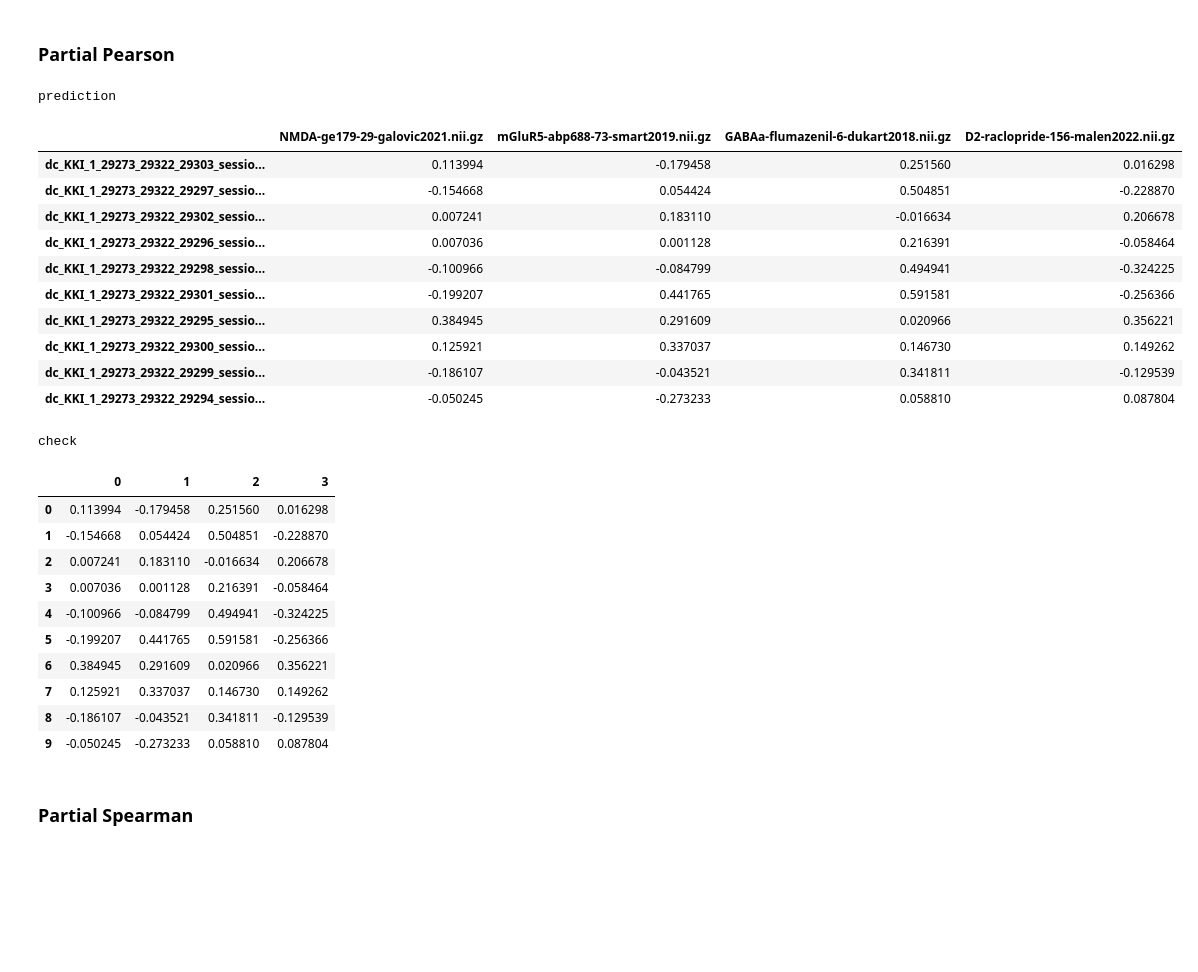
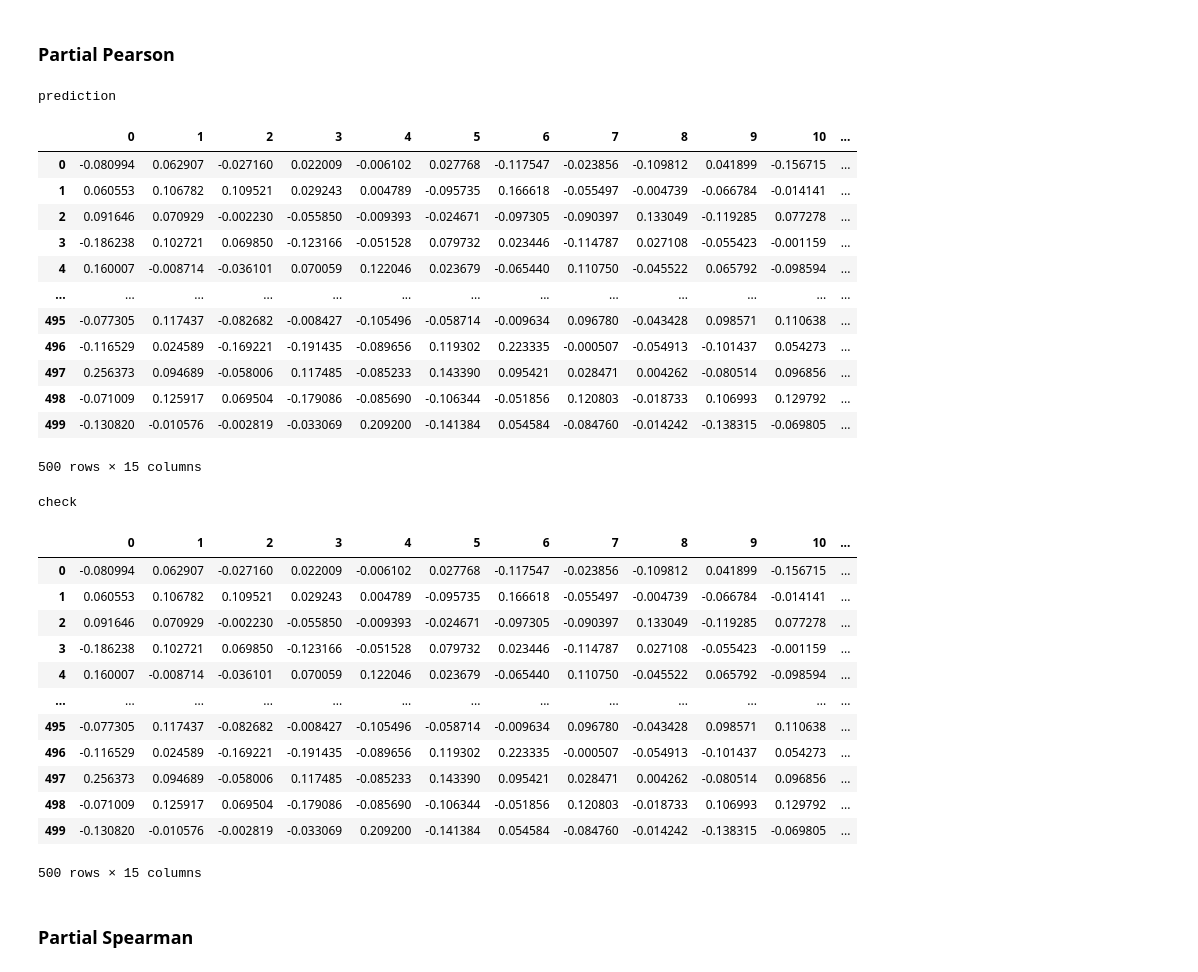
Before and after one commit to LeonDLotter/JuSpyce, a Jupyter notebook: testing/test_api.ipynb, the cells around one changed output. Drawn from its saved outputs; the diff is of its cells as text; code cells hidden in the pictures; blank space fills up the shorter version.

```diff
--- a/testing/test_api.ipynb
+++ b/testing/test_api.ipynb
@@ -259,0 +262,11 @@ INFO:juspyce.stats:Returning 3 factor(s).
+# %%
+if True:
+    correlater = JuSpyce(
+        x=np.random.rand(10,116), # n predictors, 116 parcels
+        y=np.random.rand(500,116), # n subjects, 116 parcels
+        z="gm",
+        parcellation=parcellation,
+        parcellation_space="MNI152",
+        parcellation_labels=parcellation_labels,
+        data_space="MNI152",
+        standardize=True).fit()
@@ -339,42 +374,46 @@ check
 ### Partial Pearson
 # %%
 print("prediction")
-correlater.predict(method="partialpearson", r_to_z=False)
+correlater.predict(method="partialpearson", r_to_z=False, n_proc=1)
 display(correlater.predictions["partialpearson"])
 
 print("check")
 check_res = np.zeros((correlater.Y.shape[0], correlater.X.shape[0]))
 for y in range(correlater.Y.shape[0]):
     for x in range(correlater.X.shape[0]):
         check_res[y,x] = check_partialpearson(x=correlater.X.iloc[x,:].values,
                                               y=correlater.Y.iloc[y,:].values,
                                               z=correlater.Z.values[0,:])
 display(pd.DataFrame(check_res))
 # %% [output]
 prediction
-|  | NMDA-ge179-29-galovic2021.nii.gz | mGluR5-abp688-73-smart2019.nii.gz | GABAa-flumazenil-6-dukart2018.nii.gz | D2-raclopride-156-malen2022.nii.gz |
-| dc_KKI_1_29273_29322_29303_sessio... | 0.113994 | -0.179458 | 0.251560 | 0.016298 |
-| dc_KKI_1_29273_29322_29297_sessio... | -0.154668 | 0.054424 | 0.504851 | -0.228870 |
-| dc_KKI_1_29273_29322_29302_sessio... | 0.007241 | 0.183110 | -0.016634 | 0.206678 |
-| dc_KKI_1_29273_29322_29296_sessio... | 0.007036 | 0.001128 | 0.216391 | -0.058464 |
-| dc_KKI_1_29273_29322_29298_sessio... | -0.100966 | -0.084799 | 0.494941 | -0.324225 |
-| dc_KKI_1_29273_29322_29301_sessio... | -0.199207 | 0.441765 | 0.591581 | -0.256366 |
-| dc_KKI_1_29273_29322_29295_sessio... | 0.384945 | 0.291609 | 0.020966 | 0.356221 |
-| dc_KKI_1_29273_29322_29300_sessio... | 0.125921 | 0.337037 | 0.146730 | 0.149262 |
-| dc_KKI_1_29273_29322_29299_sessio... | -0.186107 | -0.043521 | 0.341811 | -0.129539 |
-| dc_KKI_1_29273_29322_29294_sessio... | -0.050245 | -0.273233 | 0.058810 | 0.087804 |
+|  | 0 | 1 | 2 | 3 | 4 | 5 | 6 | 7 | 8 | 9 | 10 | ... |
+| 0 | -0.080994 | 0.062907 | -0.027160 | 0.022009 | -0.006102 | 0.027768 | -0.117547 | -0.023856 | -0.109812 | 0.041899 | -0.156715 | ... |
+| 1 | 0.060553 | 0.106782 | 0.109521 | 0.029243 | 0.004789 | -0.095735 | 0.166618 | -0.055497 | -0.004739 | -0.066784 | -0.014141 | ... |
+| 2 | 0.091646 | 0.070929 | -0.002230 | -0.055850 | -0.009393 | -0.024671 | -0.097305 | -0.090397 | 0.133049 | -0.119285 | 0.077278 | ... |
+| 3 | -0.186238 | 0.102721 | 0.069850 | -0.123166 | -0.051528 | 0.079732 | 0.023446 | -0.114787 | 0.027108 | -0.055423 | -0.001159 | ... |
+| 4 | 0.160007 | -0.008714 | -0.036101 | 0.070059 | 0.122046 | 0.023679 | -0.065440 | 0.110750 | -0.045522 | 0.065792 | -0.098594 | ... |
+| ... | ... | ... | ... | ... | ... | ... | ... | ... | ... | ... | ... | ... |
+| 495 | -0.077305 | 0.117437 | -0.082682 | -0.008427 | -0.105496 | -0.058714 | -0.009634 | 0.096780 | -0.043428 | 0.098571 | 0.110638 | ... |
+| 496 | -0.116529 | 0.024589 | -0.169221 | -0.191435 | -0.089656 | 0.119302 | 0.223335 | -0.000507 | -0.054913 | -0.101437 | 0.054273 | ... |
+| 497 | 0.256373 | 0.094689 | -0.058006 | 0.117485 | -0.085233 | 0.143390 | 0.095421 | 0.028471 | 0.004262 | -0.080514 | 0.096856 | ... |
+| 498 | -0.071009 | 0.125917 | 0.069504 | -0.179086 | -0.085690 | -0.106344 | -0.051856 | 0.120803 | -0.018733 | 0.106993 | 0.129792 | ... |
+| 499 | -0.130820 | -0.010576 | -0.002819 | -0.033069 | 0.209200 | -0.141384 | 0.054584 | -0.084760 | -0.014242 | -0.138315 | -0.069805 | ... |
-check
+500 rows × 15 columns
+check
-|  | 0 | 1 | 2 | 3 |
-| 0 | 0.113994 | -0.179458 | 0.251560 | 0.016298 |
-| 1 | -0.154668 | 0.054424 | 0.504851 | -0.228870 |
-| 2 | 0.007241 | 0.183110 | -0.016634 | 0.206678 |
-| 3 | 0.007036 | 0.001128 | 0.216391 | -0.058464 |
-| 4 | -0.100966 | -0.084799 | 0.494941 | -0.324225 |
-| 5 | -0.199207 | 0.441765 | 0.591581 | -0.256366 |
-| 6 | 0.384945 | 0.291609 | 0.020966 | 0.356221 |
-| 7 | 0.125921 | 0.337037 | 0.146730 | 0.149262 |
-| 8 | -0.186107 | -0.043521 | 0.341811 | -0.129539 |
-| 9 | -0.050245 | -0.273233 | 0.058810 | 0.087804 |
+|  | 0 | 1 | 2 | 3 | 4 | 5 | 6 | 7 | 8 | 9 | 10 | ... |
+| 0 | -0.080994 | 0.062907 | -0.027160 | 0.022009 | -0.006102 | 0.027768 | -0.117547 | -0.023856 | -0.109812 | 0.041899 | -0.156715 | ... |
+| 1 | 0.060553 | 0.106782 | 0.109521 | 0.029243 | 0.004789 | -0.095735 | 0.166618 | -0.055497 | -0.004739 | -0.066784 | -0.014141 | ... |
+| 2 | 0.091646 | 0.070929 | -0.002230 | -0.055850 | -0.009393 | -0.024671 | -0.097305 | -0.090397 | 0.133049 | -0.119285 | 0.077278 | ... |
+| 3 | -0.186238 | 0.102721 | 0.069850 | -0.123166 | -0.051528 | 0.079732 | 0.023446 | -0.114787 | 0.027108 | -0.055423 | -0.001159 | ... |
+| 4 | 0.160007 | -0.008714 | -0.036101 | 0.070059 | 0.122046 | 0.023679 | -0.065440 | 0.110750 | -0.045522 | 0.065792 | -0.098594 | ... |
+| ... | ... | ... | ... | ... | ... | ... | ... | ... | ... | ... | ... | ... |
+| 495 | -0.077305 | 0.117437 | -0.082682 | -0.008427 | -0.105496 | -0.058714 | -0.009634 | 0.096780 | -0.043428 | 0.098571 | 0.110638 | ... |
+| 496 | -0.116529 | 0.024589 | -0.169221 | -0.191435 | -0.089656 | 0.119302 | 0.223335 | -0.000507 | -0.054913 | -0.101437 | 0.054273 | ... |
+| 497 | 0.256373 | 0.094689 | -0.058006 | 0.117485 | -0.085233 | 0.143390 | 0.095421 | 0.028471 | 0.004262 | -0.080514 | 0.096856 | ... |
+| 498 | -0.071009 | 0.125917 | 0.069504 | -0.179086 | -0.085690 | -0.106344 | -0.051856 | 0.120803 | -0.018733 | 0.106993 | 0.129792 | ... |
+| 499 | -0.130820 | -0.010576 | -0.002819 | -0.033069 | 0.209200 | -0.141384 | 0.054584 | -0.084760 | -0.014242 | -0.138315 | -0.069805 | ... |
+500 rows × 15 columns
 # %% [markdown]
 ### Partial Spearman
 # %%
```
Also changed, not shown: parts of 14 cells of this notebook, 3 other files.
